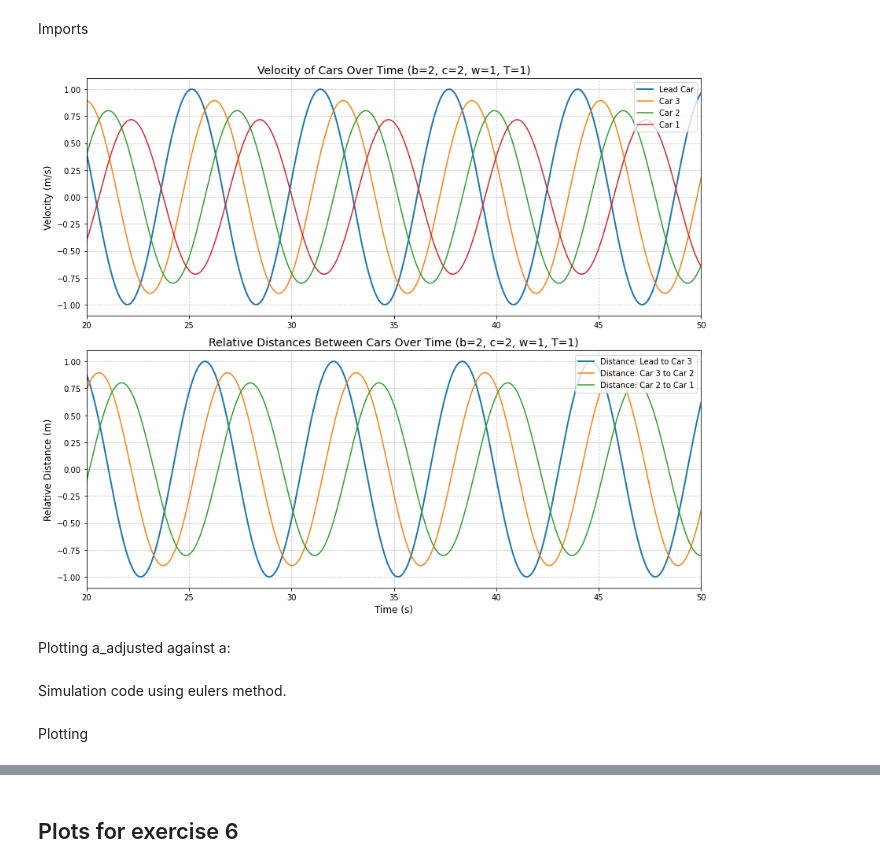
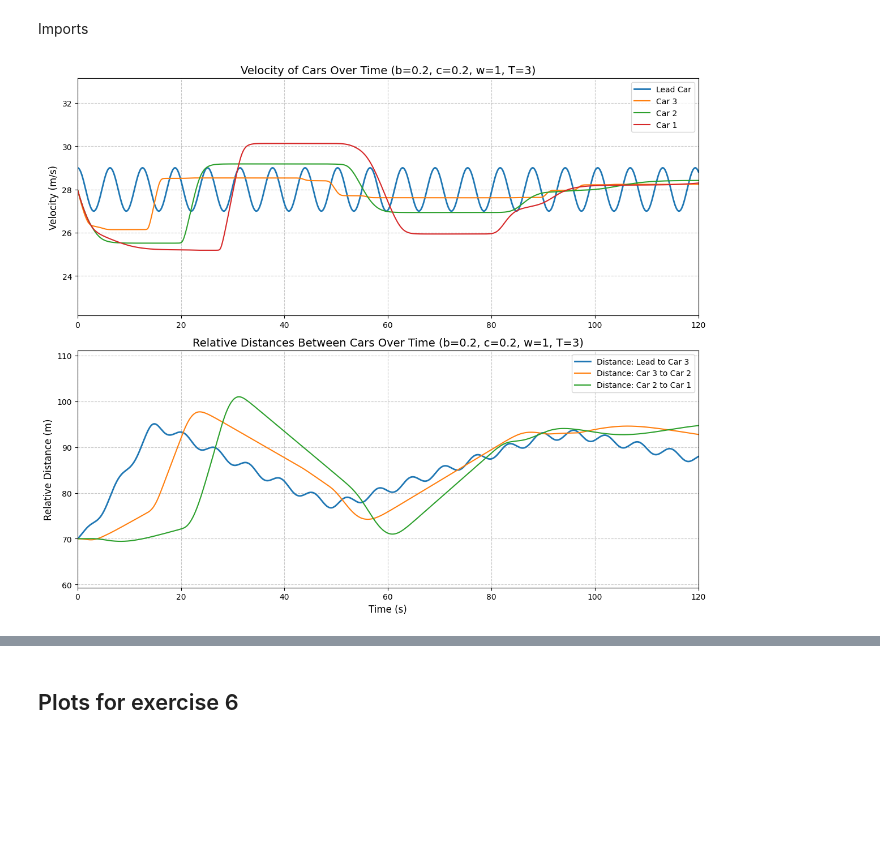
Before and after one commit to s204496/01257_advanced_math_modeling, a Jupyter notebook: numerical_simulations.ipynb, the cells around one changed output, grey strips where cells are left out. Drawn from its saved outputs; the diff is of its cells as text; code cells hidden in the pictures; blank space fills up the shorter version.

Commit message:
included new plots for exercise 6

```diff
--- a/numerical_simulations.ipynb
+++ b/numerical_simulations.ipynb
@@ -7,7 +7,7 @@ import matplotlib.pyplot as plt
 import numpy as np
 import os
 # %%
-def get_funcs(b,c,max_speed):
+def get_funcs(b,c,max_speed,min_speed):
     #Speed of leading car
     def v_f(c,t,omega,amplitude_local):
         return c+amplitude_local*np.cos(omega*t)
@@ -17,22 +17,20 @@ def get_funcs(b,c,max_speed):
         return b*(v_front-v_self)+c*(d-v_front*T_local)
 
     #Defining adjusted accelaration function
-    # c1 is the lower limit of the 'rate-zero'.
-    # c2 is the upper limit of the 'rate-zero'.
-    # c3 is the lower limit, where the acceleration becomes constant.
-    # c4 is the upper limit, where the acceleration becomes constant.
+    # c1 is the lower limit, where the acceleration becomes constant.
+    # c2 is the upper limit, where the acceleration becomes constant.
+    # c3 is the lower limit of the 'rate-zero'.
+    # c4 is the upper limit of the 'rate-zero'.
     def acc_adj(a, v_self, c1, c2, c3, c4, k, l):
-        g = (c4/2)*((max_speed-v_self)/max_speed)*(np.abs(np.tanh(l*a))+np.tanh(l*a))+(c3/2)*((max_speed+v_self)/max_speed)*(np.abs(np.tanh(l*a))-np.tanh(l*a))
-        f = 1+ 1/2*(np.tanh(k * (g - c2)) - np.tanh(k * (g - c1)))
+        g = (c2/2)*((max_speed-v_self)/max_speed)*(np.abs(np.tanh(l*a))+np.tanh(l*a))+(c1/2)*((min_speed+v_self)/min_speed)*(np.abs(np.tanh(l*a))-np.tanh(l*a))
+        f = 1+ 1/2*(np.tanh(k * (g - c4)) - np.tanh(k * (g - c3)))
         z = f*g
         return z
     return v_f,acc,acc_adj
 
 
-def simulate_system(time_steps,time_period,b,c,omega,amplitude,max_speed, number_of_cars, position, velocity,constant_leading_speed, adjusted_acceleration, c1,c2,c3,c4,k,l):
+def simulate_system(time_steps,time_period,b,c,omega,amplitude,max_speed, number_of_cars, position, velocity,constant_leading_speed, adjusted_acceleration, c1,c2,c3,c4,k,l, T):
     v_f,acc,acc_adj = get_funcs(b,c,max_speed)
-    # time_steps = 100000
-    # time_period = 120
     step_size = time_period/time_steps
 
     relative_position = []
@@ -122,36 +120,25 @@ def plot_system(step_size, time_steps, velocity, relative_position, number_of_ca
 # %%
 #Defining variables
 # Define number of cars including the leader.
 #number_of_cars = 2
-constant_leading_speed,omega, amplitude = 0, 1, 1
+constant_leading_speed,omega, amplitude = 28, 1, 1
 number_of_cars = 4
-b,c=2,2
-T=1
+b,c=0.2,0.2
+T=3
 # Defining constants for adjusted acceleration
 c1,c2,c3,c4 = -2,10,-0.5,1
 k,l = 10, 0.1
-adjusted_acceleration = False
-max_speed = 50
+adjusted_acceleration = True
+min_speed, max_speed = -10, 50
 # Defining starting positions
 position = [[70*i] for i in range(number_of_cars-1,-1,-1)]
-velocity = [[0] for i in range(number_of_cars)]
+velocity = [[28] for _ in range(number_of_cars)]
 
-x_range = [20,50]
+x_range = [0,120]
 time_steps = int(1e5)
-time_period = 50
-step_size,time_steps,relative_position,acc_adj = simulate_system(time_steps,time_period,b,c,omega,amplitude,max_speed, number_of_cars, position, velocity,constant_leading_speed, adjusted_acceleration, c1,c2,c3,c4,k,l)
+time_period = x_range[-1]
+step_size,time_steps,relative_position,acc_adj = simulate_system(time_steps,time_period,b,c,omega,amplitude,max_speed, number_of_cars, position, velocity,constant_leading_speed, adjusted_acceleration, c1,c2,c3,c4,k,l, T)
 
 plot_system(step_size, time_steps, velocity, relative_position, number_of_cars,b,c,omega,T, x_range)
-#adjusted_acceleration = True
-#min_speed, max_speed = -10, 50
-## Defining starting positions
-# position = [[100*i] for i in range(number_of_cars-1,-1,-1)]
-# velocity = [[28] for i in range(number_of_cars)]
-# relative_position = []
-# for i in range(number_of_cars-1):
-#     relative_position.append([])
-#     relative_position[i].append(position[i][0]-position[i+1][0])
 # %% [output]
-[figure, old version]
+[figure, new version]
-# %% [markdown]
-Plotting a_adjusted against a:
@@ -177,2 +144,0 @@ def acc_adj(a, v_self, c1, c2, c3, c4, k, l):
-# %% [markdown]
-Simulation code using eulers method.
@@ -199,2 +144,0 @@ for i in range(time_steps):
-# %% [markdown]
-Plotting
```
Also changed, not shown: parts of 5 cells of this notebook.
